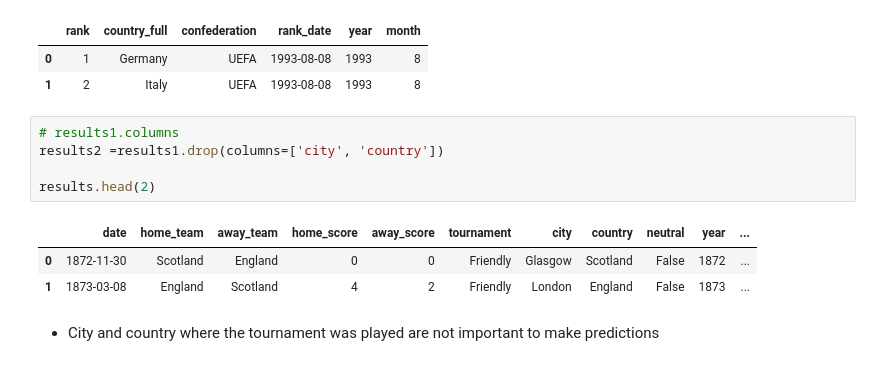
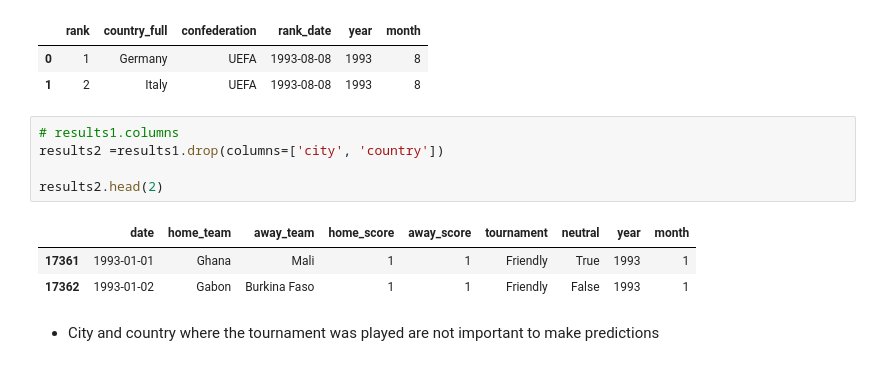
Before and after one commit to WinnieAnyoso/Football_prediction, a Jupyter notebook: Moringa_Data_Science_Core_W6_Independent_Project_2020_07_Winnie_Anyoso_Python.ipynb, the cells around one changed output. Saved outputs shown, nothing was run; the diff lists cells and outputs as text.

```diff
--- a/Moringa_Data_Science_Core_W6_Independent_Project_2020_07_Winnie_Anyoso_Python.ipynb
+++ b/Moringa_Data_Science_Core_W6_Independent_Project_2020_07_Winnie_Anyoso_Python.ipynb
@@ -372,12 +373,12 @@ fifa1.head(2)
 # %%
 # results1.columns
 results2 =results1.drop(columns=['city', 'country'])
 
-results.head(2)
+results2.head(2)
 # %% [output]
-|  | date | home_team | away_team | home_score | away_score | tournament | city | country | neutral | year | ... |
-| 0 | 1872-11-30 | Scotland | England | 0 | 0 | Friendly | Glasgow | Scotland | False | 1872 | ... |
-| 1 | 1873-03-08 | England | Scotland | 4 | 2 | Friendly | London | England | False | 1873 | ... |
+|  | date | home_team | away_team | home_score | away_score | tournament | neutral | year | month |
+| 17361 | 1993-01-01 | Ghana | Mali | 1 | 1 | Friendly | True | 1993 | 1 |
+| 17362 | 1993-01-02 | Gabon | Burkina Faso | 1 | 1 | Friendly | False | 1993 | 1 |
 # %% [markdown]
 * City and country where the tournament was played are not important to make predictions
 # %%
```
Also changed, not shown: parts of 14 cells of this notebook.
